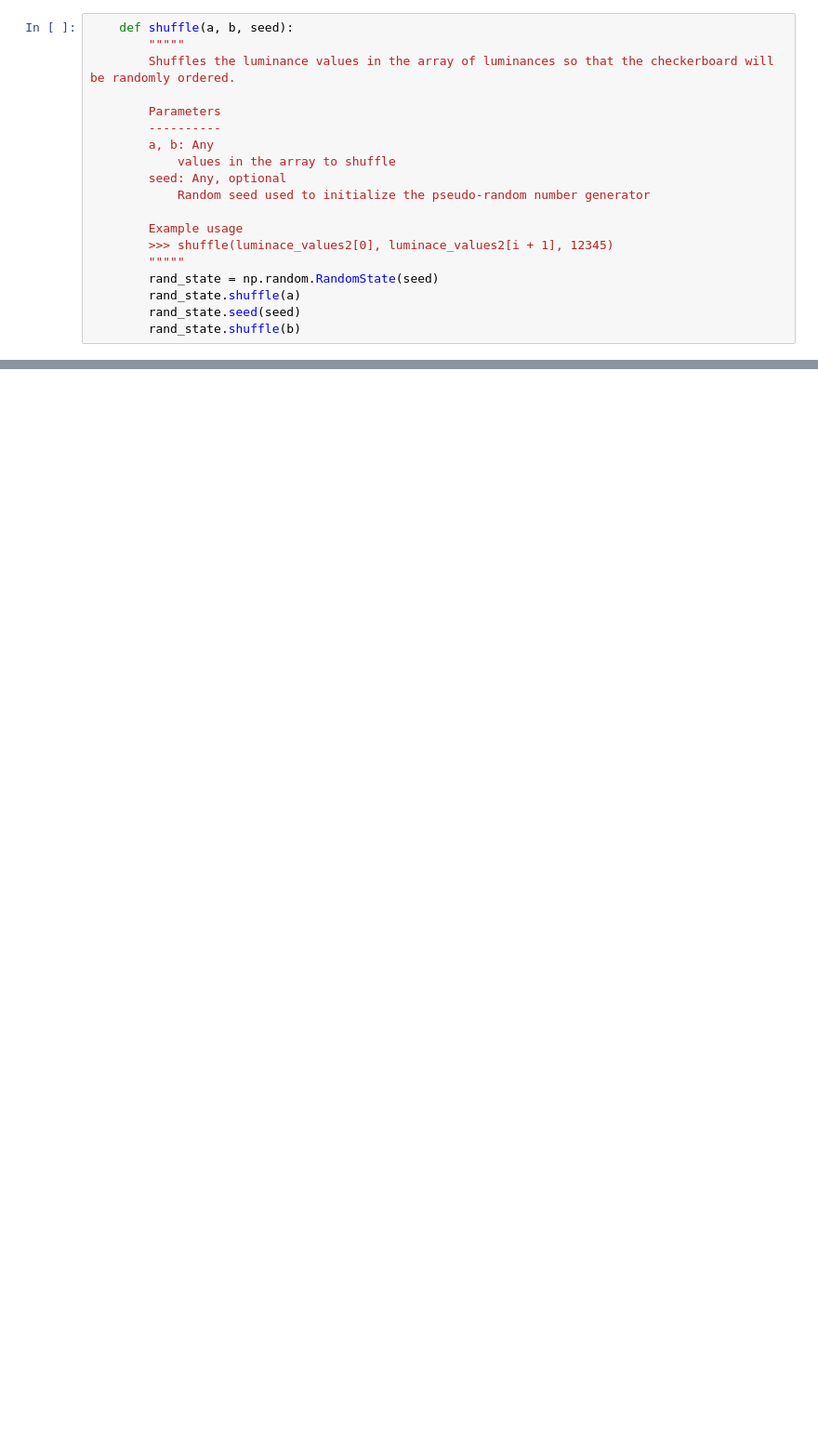
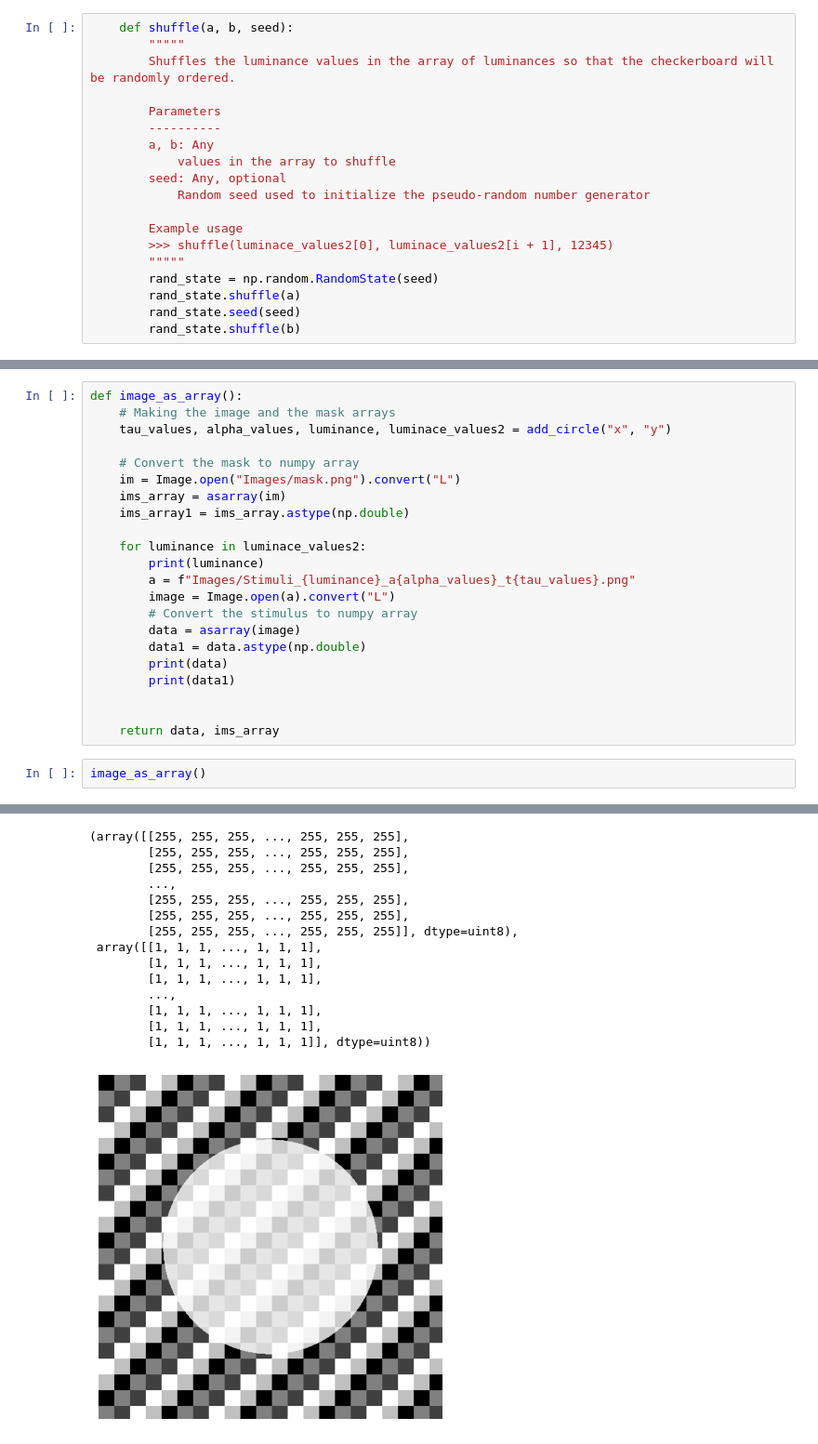
Before and after one commit to irisozkaya/Bachelor-Thesis, a Jupyter notebook: Untitled.ipynb, the cells around one changed output, grey strips where cells are left out. Shown at 93% size. Cells and saved outputs as stored; diff of their text form; blank space fills up the shorter version.

```diff
--- a/Untitled.ipynb
+++ b/Untitled.ipynb
@@ -152,0 +280,25 @@ NameError: name 'np' is not defined
+# %%
+def image_as_array():
+    # Making the image and the mask arrays
+    tau_values, alpha_values, luminance, luminace_values2 = add_circle("x", "y")
+
+    # Convert the mask to numpy array
+    im = Image.open("Images/mask.png").convert("L")
+    ims_array = asarray(im)
+    ims_array1 = ims_array.astype(np.double)
+
+    for luminance in luminace_values2:
+        print(luminance)
+        a = f"Images/Stimuli_{luminance}_a{alpha_values}_t{tau_values}.png"
+        image = Image.open(a).convert("L")
+        # Convert the stimulus to numpy array
+        data = asarray(image)
+        data1 = data.astype(np.double)
+        print(data)
+        print(data1)
+
+
+    return data, ims_array
+# %%
+image_as_array()
+# %% [output]
@@ -152,0 +322,15 @@ NameError: name 'np' is not defined
+(array([[255, 255, 255, ..., 255, 255, 255],
+        [255, 255, 255, ..., 255, 255, 255],
+        [255, 255, 255, ..., 255, 255, 255],
+        ...,
+        [255, 255, 255, ..., 255, 255, 255],
+        [255, 255, 255, ..., 255, 255, 255],
+        [255, 255, 255, ..., 255, 255, 255]], dtype=uint8),
+ array([[1, 1, 1, ..., 1, 1, 1],
+        [1, 1, 1, ..., 1, 1, 1],
+        [1, 1, 1, ..., 1, 1, 1],
+        ...,
+        [1, 1, 1, ..., 1, 1, 1],
+        [1, 1, 1, ..., 1, 1, 1],
+        [1, 1, 1, ..., 1, 1, 1]], dtype=uint8))
+[figure, added]
```
Also changed, not shown: parts of 15 cells of this notebook.
